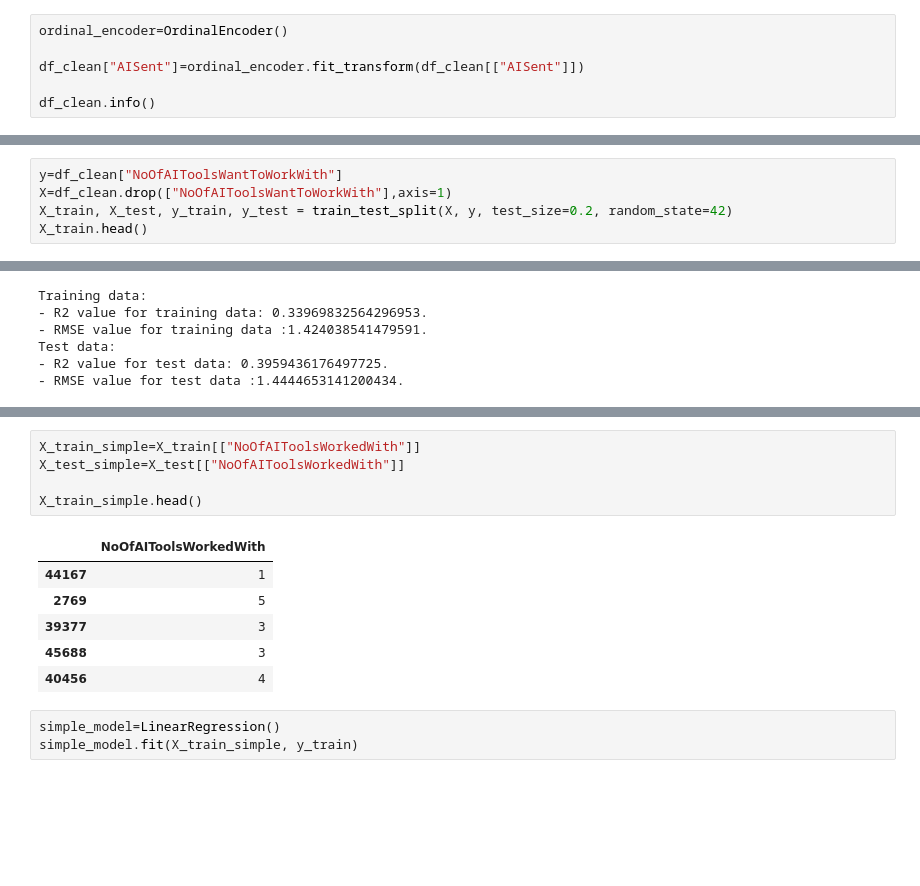
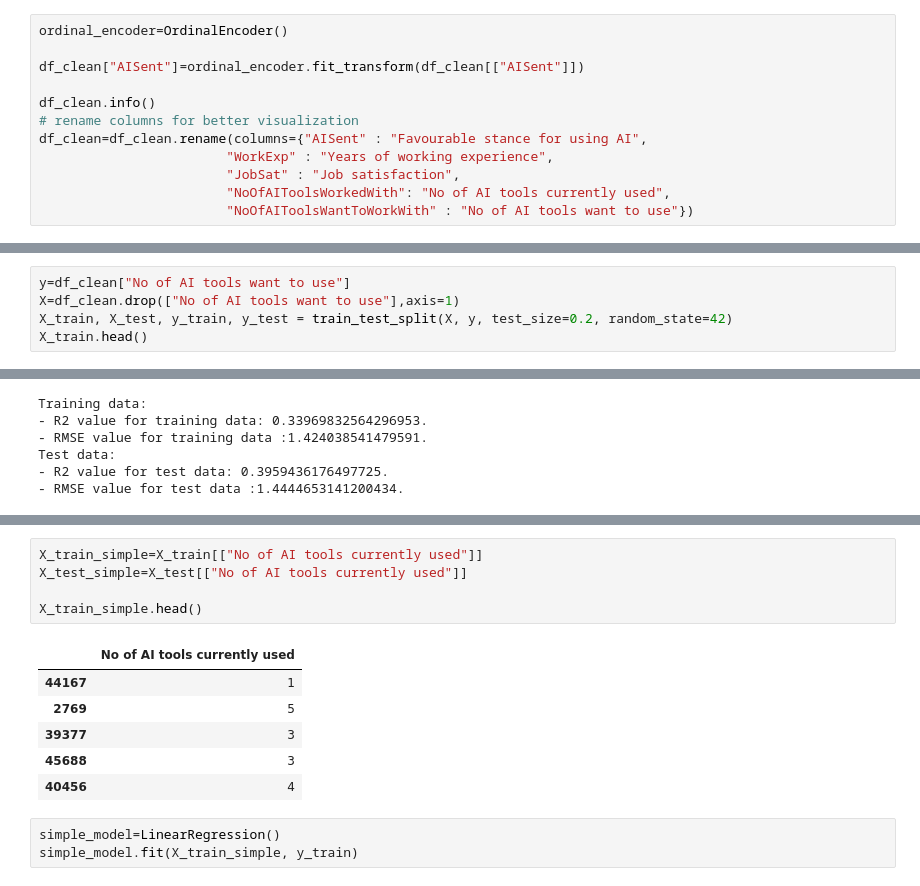
Before and after one commit to gelatti-07/ai_training-task, a Jupyter notebook: AnalyseImpactOfNumberOfToolsUsedAndIntendedToUseOnStanceForAI.ipynb, the cells around one changed output, grey strips where cells are left out. Drawn from its saved outputs; the diff is of its cells as text; blank space fills up the shorter version.

```diff
--- a/AnalyseImpactOfNumberOfToolsUsedAndIntendedToUseOnStanceForAI.ipynb
+++ b/AnalyseImpactOfNumberOfToolsUsedAndIntendedToUseOnStanceForAI.ipynb
@@ -107,6 +107,12 @@ ordinal_encoder=OrdinalEncoder()
 df_clean["AISent"]=ordinal_encoder.fit_transform(df_clean[["AISent"]])
 
 df_clean.info()
+# rename columns for better visualization
+df_clean=df_clean.rename(columns={"AISent" : "Favourable stance for using AI",
+                        "WorkExp" : "Years of working experience",
+                        "JobSat" : "Job satisfaction",
+                        "NoOfAIToolsWorkedWith": "No of AI tools currently used",
+                        "NoOfAIToolsWantToWorkWith" : "No of AI tools want to use"})
 # %% [output]
 <class 'pandas.core.frame.DataFrame'>
 Index: 22199 entries, 10 to 65265
@@ -165,8 +171,8 @@ Despite the lack of correlation with all selected features, a first model is dev
 * Second step: train linear regression model
 * Third step: evaluate the
 # %%
-y=df_clean["NoOfAIToolsWantToWorkWith"]
-X=df_clean.drop(["NoOfAIToolsWantToWorkWith"],axis=1)
+y=df_clean["No of AI tools want to use"]
+X=df_clean.drop(["No of AI tools want to use"],axis=1)
 X_train, X_test, y_train, y_test = train_test_split(X, y, test_size=0.2, random_state=42)
 X_train.head()
 # %% [output]
@@ -211,10 +222,10 @@ For the single feature model only the column NoOfAIToolsWorkedWith is used.
 # %%
-X_train_simple=X_train[["NoOfAIToolsWorkedWith"]]
-X_test_simple=X_test[["NoOfAIToolsWorkedWith"]]
+X_train_simple=X_train[["No of AI tools currently used"]]
+X_test_simple=X_test[["No of AI tools currently used"]]
 
 X_train_simple.head()
 # %% [output]
-|  | NoOfAIToolsWorkedWith |
+|  | No of AI tools currently used |
 | 44167 | 1 |
 | 2769 | 5 |
 | 39377 | 3 |
```
Also changed, not shown: parts of 6 cells of this notebook.
